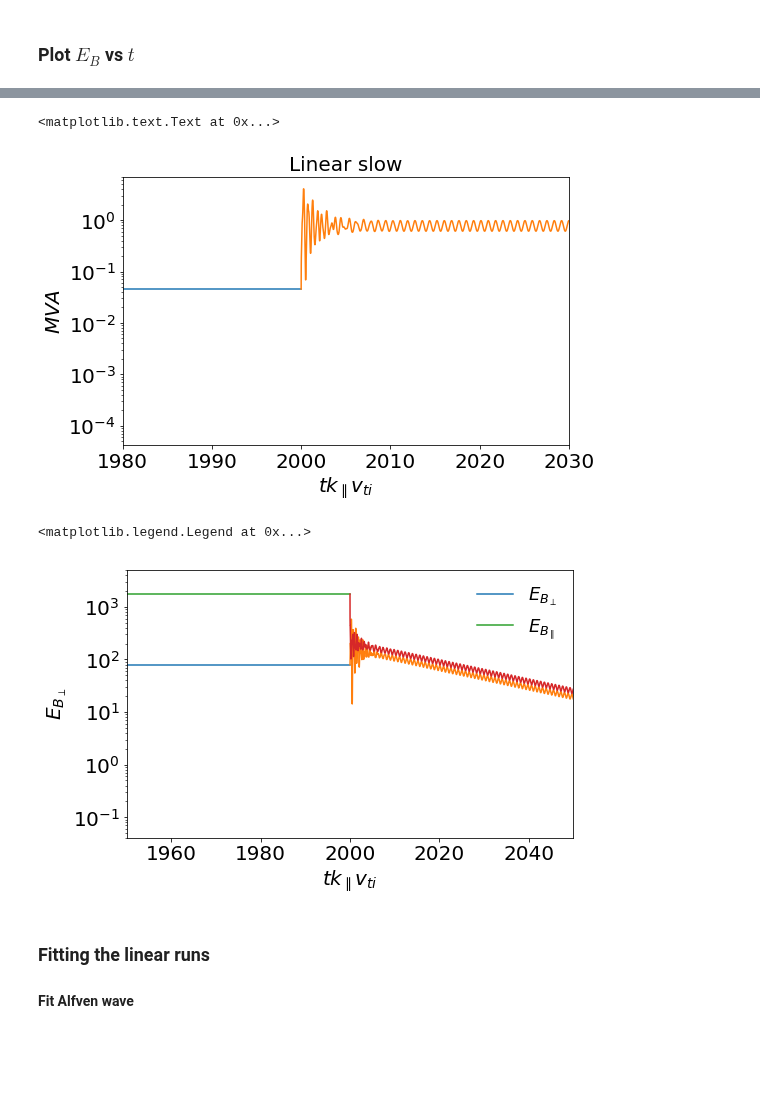
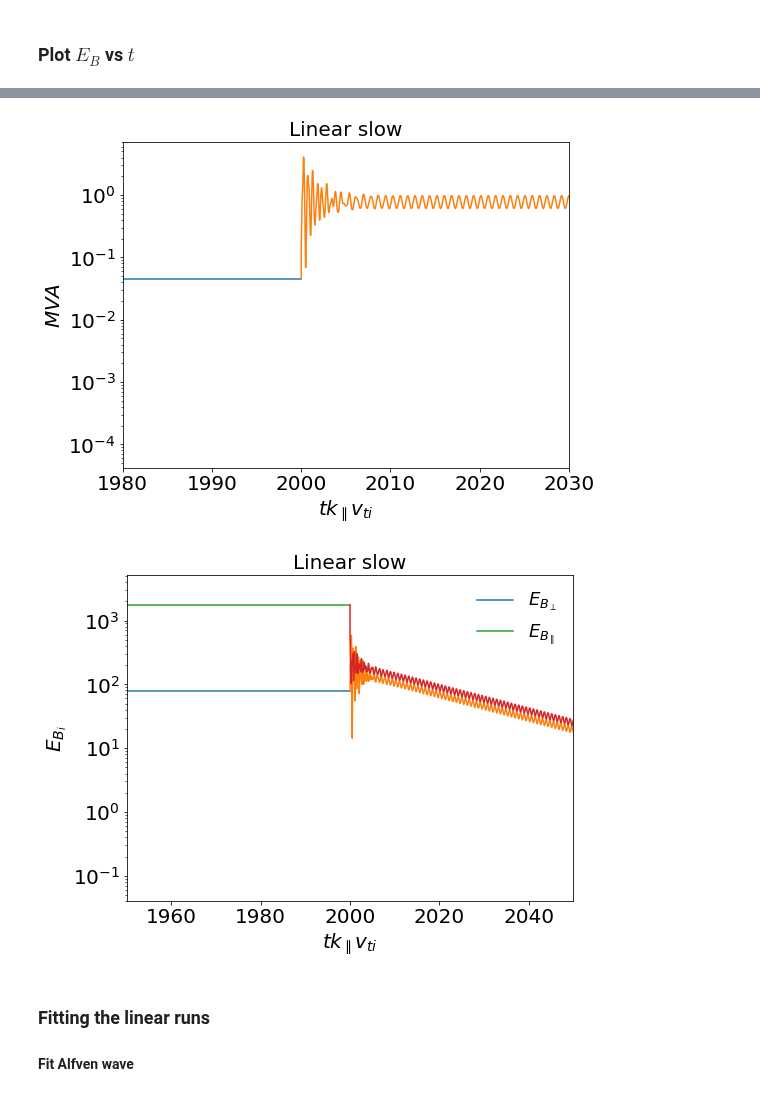
Before and after one commit to YuguangTong/Fourier-Laplace-plasma-response-in-driven-Gyrokinetics, a Jupyter notebook: python/Draft/Draft_20170213.ipynb, the cells around one changed output, grey strips where cells are left out. Drawn from its saved outputs; the diff is of its cells as text; code cells hidden in the pictures; blank space fills up the shorter version.

```diff
--- a/python/Draft/Draft_20170213.ipynb
+++ b/python/Draft/Draft_20170213.ipynb
@@ -70,30 +70,31 @@ ax.set_title("Linear Alfven")
 # %%
-fig_ebpar, ax = plt.subplots(figsize=(8, 8*0.618))
+fig_ebpar, ax = plt.subplots(figsize=(8, 6))
 ax.plot(t3[1:], Ebperp3[1:]/Ebpar3[1:])
 ax.plot(t4, Ebperp4/Ebpar4)
 
 ax.set_yscale('log')
 ax.set_ylabel('$MVA$')
 ax.set_xlabel('$tk_\parallel v_{ti}$')
 ax.set_xlim([1980, 2030])
 ax.set_title("Linear slow")
+# fig.savefig('../figures/lin_bi_001_teti_100_slow_2.png')
 # %% [output]
-<matplotlib.text.Text at 0x...>
-[figure, old version]
+[figure, new version]
 # %%
-fig_ebpar, ax = plt.subplots(figsize=(8, 8*0.618))
+fig, ax = plt.subplots(figsize=(8, 6))
 ax.plot(t3, Ebperp3, label = '$E_{B_\perp}$')
 ax.plot(t4, Ebperp4)
 ax.plot(t3, Ebpar3, label = '$E_{B_\parallel}$')
 ax.plot(t4, Ebpar4)
 ax.set_yscale('log')
-ax.set_ylabel('$E_{B_\perp}$')
+ax.set_ylabel('$E_{B_i}$')
 ax.set_xlabel('$tk_\parallel v_{ti}$')
 ax.set_xlim([1950, 2050])
 ax.legend(loc = 'best', frameon = False)
+ax.set_title('Linear slow')
+# fig.savefig('../figures/lin_bi_001_teti_100_slow_1.png')
 # %% [output]
-<matplotlib.legend.Legend at 0x...>
-[figure, old version]
+[figure, new version]
 # %% [markdown]
 ### Fitting the linear runs
 
```
Also changed, not shown: parts of 4 cells of this notebook, 9 other files.
